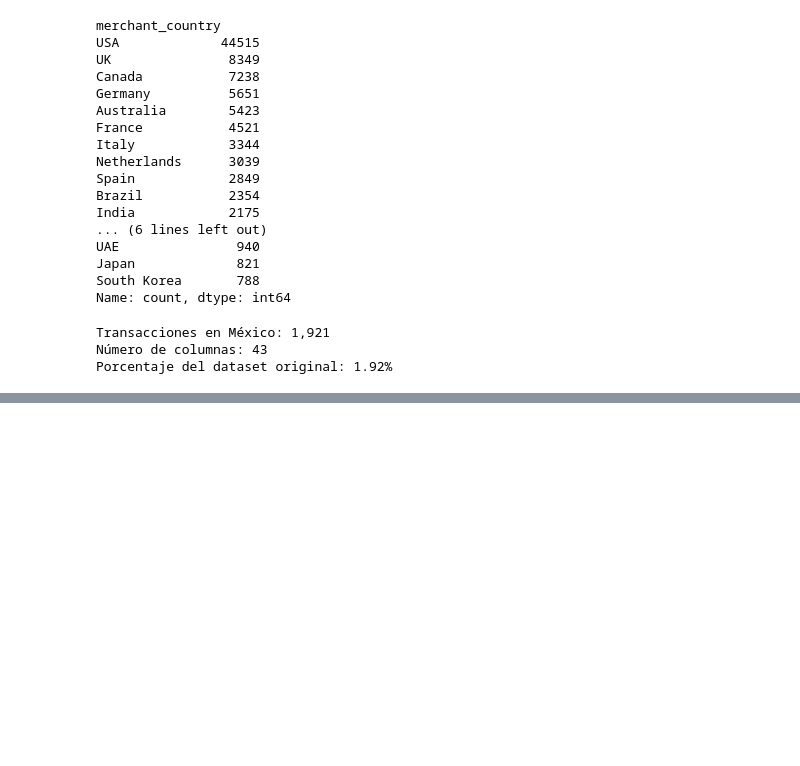
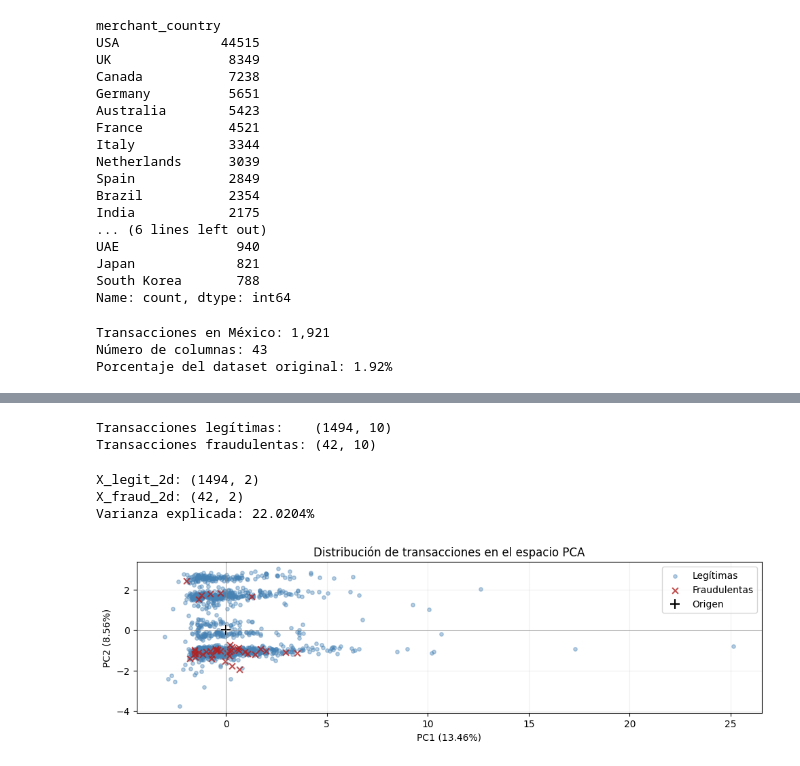
Before and after one commit to IvanSotomyor/financial_fraud_detector, a Jupyter notebook: notebooks/main.ipynb, the cells around one changed output, grey strips where cells are left out. Saved outputs shown, nothing was run; the diff lists cells and outputs as text; code cells hidden in the pictures; blank space fills up the shorter version.

```diff
--- a/notebooks/main.ipynb
+++ b/notebooks/main.ipynb
@@ -186,0 +728,74 @@ Porcentaje del dataset original: 1.92%
+# %%
+# Máscaras booleanas
+mask_legit = y_train.to_numpy() == 0
+mask_fraud = y_train.to_numpy() == 1
+
+# Separación de las transacciones de entrenamiento
+X_train_legit = X_train_pca[mask_legit]
+X_train_fraud = X_train_pca[mask_fraud]
+
+print(f"Transacciones legítimas:    {X_train_legit.shape}")
+print(f"Transacciones fraudulentas: {X_train_fraud.shape}")
+# %% [output]
+Transacciones legítimas:    (1494, 10)
+Transacciones fraudulentas: (42, 10)
+# %%
+k = 2 # Seleccionar los primeros dos componentes
+
+X_legit_2d = X_train_legit[:, :k]
+X_fraud_2d = X_train_fraud[:, :k]
+
+print(f"X_legit_2d: {X_legit_2d.shape}")
+print(f"X_fraud_2d: {X_fraud_2d.shape}")
+
+print(f"Varianza explicada: {varianza_explicada(k):.4f}%")
+# %% [output]
+X_legit_2d: (1494, 2)
+X_fraud_2d: (42, 2)
+Varianza explicada: 22.0204%
+# %%
+fig, ax = plt.subplots(figsize=(10, 7))
+
+ax.scatter(
+    X_legit_2d[:, 0],
+    X_legit_2d[:, 1],
+    color="steelblue",
+    alpha=0.4,
+    s=15,
+    label="Legítimas"
+)
+
+ax.scatter(
+    X_fraud_2d[:, 0],
+    X_fraud_2d[:, 1],
+    color="firebrick",
+    alpha=0.8,
+    s=40,
+    marker="x",
+    label="Fraudulentas"
+)
+
+# Origen del espacio PCA
+ax.scatter(
+    0, 0,
+    color="black",
+    marker="+",
+    s=100,
+    label="Origen"
+)
+
+ax.set_title("Distribución de transacciones en el espacio PCA")
+ax.set_xlabel(f"PC1 ({varianza_explicada(1):.2f}%)")
+ax.set_ylabel(f"PC2 ({pca.explained_variance_ratio_[1] * 100:.2f}%)")
+
+ax.axhline(0, color="gray", linewidth=0.5)
+ax.axvline(0, color="gray", linewidth=0.5)
+
+ax.set_aspect("equal", adjustable="box")
+ax.legend()
+ax.grid(alpha=0.2)
+
+plt.tight_layout()
+plt.show()
+# %% [output]
+[figure, added]
```
Also changed, not shown: parts of 100 cells of this notebook.
